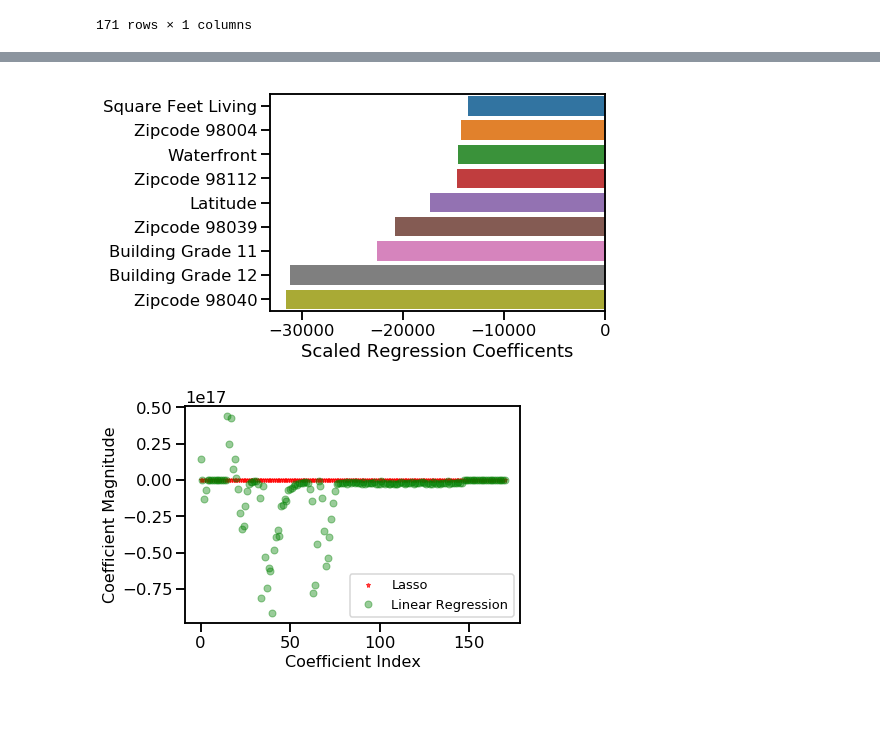
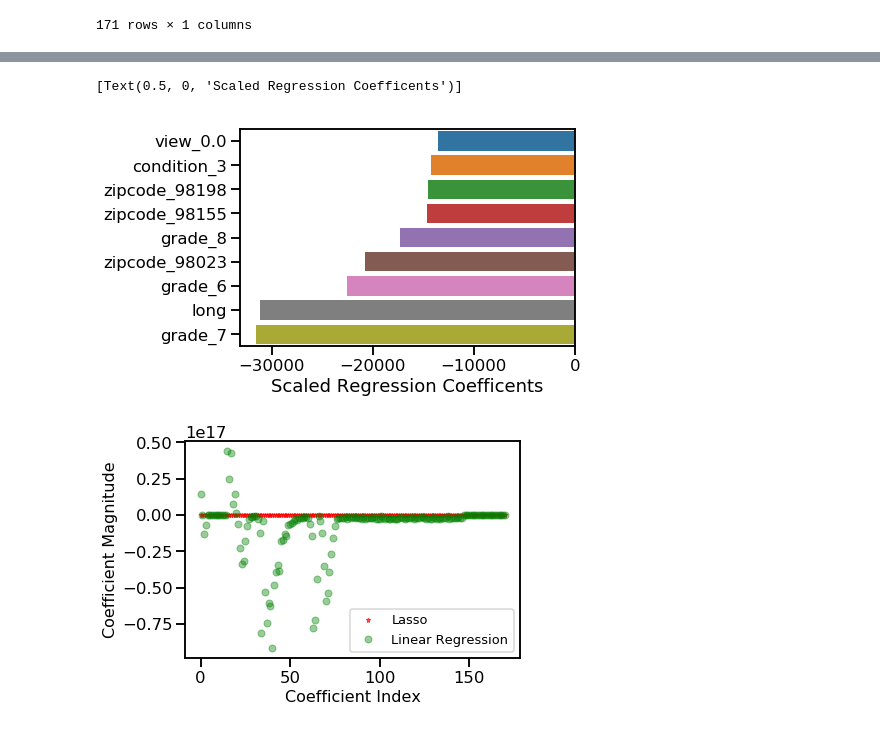
Before and after one commit to kemepley/Project_1, a Jupyter notebook: Clean_DF-Take 5.ipynb, the cells around one changed output, grey strips where cells are left out. Drawn from its saved outputs; the diff is of its cells as text; code cells hidden in the pictures.

```diff
--- a/Clean_DF-Take 5.ipynb
+++ b/Clean_DF-Take 5.ipynb
@@ -482,9 +471,9 @@ fig = plt.figure()
 plt.tight_layout()
 
 lasso_coef = lasso_coef[lasso_coef["penalized_coefficients"]!=0]
-lasso_coef = lasso_coef.sort_values(by="penalized_coefficients", ascending=False)[-9:]
+lasso_coef = lasso_coef.sort_values(by="penalized_coefficients", ascending=False)
 
 ax = sns.barplot(x="penalized_coefficients", y=lasso_coef.index, data=lasso_coef)
 ax.set(xlabel='Scaled Regression Coefficents')
 ax.set_yticklabels(["View Rating 0", "Condition 3", "Zipcode 98198","Zipcode 98155","Building Grade 8", "Zipcode 98023", "Building Grade 6", "Longitude", "Building Grade 7"])
-fig.savefig("negative coefficients3", bbox_inches='tight')
+# fig.savefig("top coefficients", bbox_inches='tight')
@@ -491,12 +491,13 @@ fig.savefig("negative coefficients3", bbox_inches='tight')
 # %%
 lasso_coef = lasso_coef[lasso_coef["penalized_coefficients"]!=0]
-lasso_coef = lasso_coef.sort_values(by="penalized_coefficients", ascending=False)[:10]
+lasso_coef = lasso_coef.sort_values(by="penalized_coefficients", ascending=False)
 ax = sns.barplot(x="penalized_coefficients", y=lasso_coef.index, data=lasso_coef)
 ax.set(xlabel='Scaled Regression Coefficents')
-ax.set_yticklabels(["Square Feet Living", "Zipcode 98004", "Waterfront","Zipcode 98112","Latitude", "Zipcode 98039", "Building Grade 11", "Building Grade 12", "Zipcode 98040", "Grade 13"])
-fig.savefig("positive coefficients", bbox_inches='tight')
+# ax.set_yticklabels(["Square Feet Living", "Zipcode 98004", "Waterfront","Zipcode 98112","Latitude", "Zipcode 98039", "Building Grade 11", "Building Grade 12", "Zipcode 98040", "Grade 13"])
+# fig.savefig("positive coefficients", bbox_inches='tight')
 # %% [output]
+[Text(0.5, 0, 'Scaled Regression Coefficents')]
-[figure, old version]
+[figure, new version]
 # %%
 plt.plot(lasso.coef_, alpha=0.7,linestyle='none',marker='*',markersize=5,color='red',label='Lasso') # zorder for ordering the markers
 
```
Also changed, not shown: parts of 16 cells of this notebook, 24 other files.
